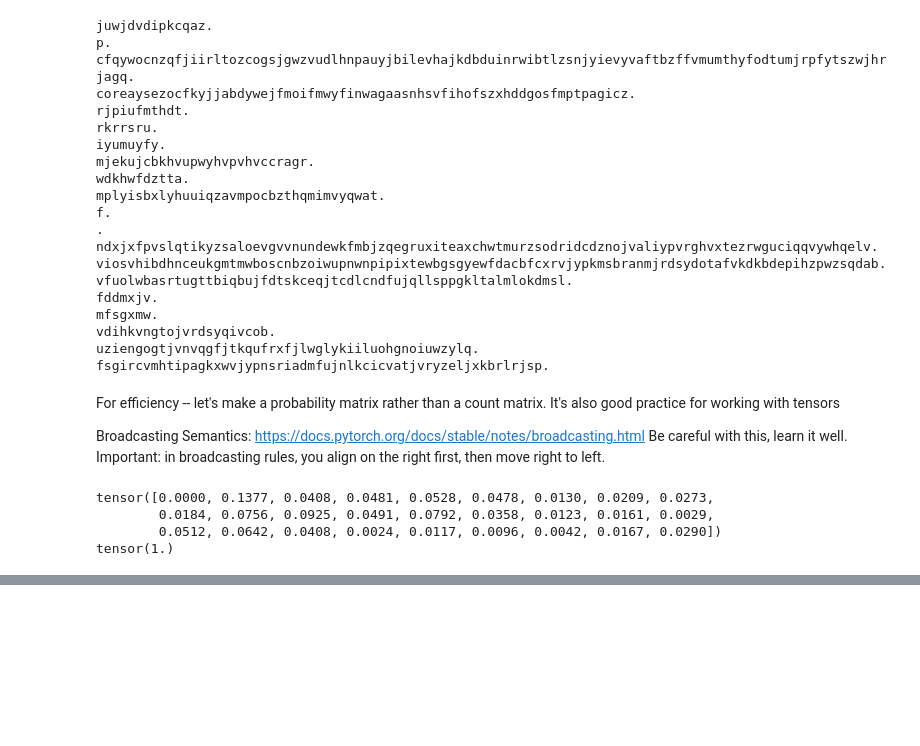
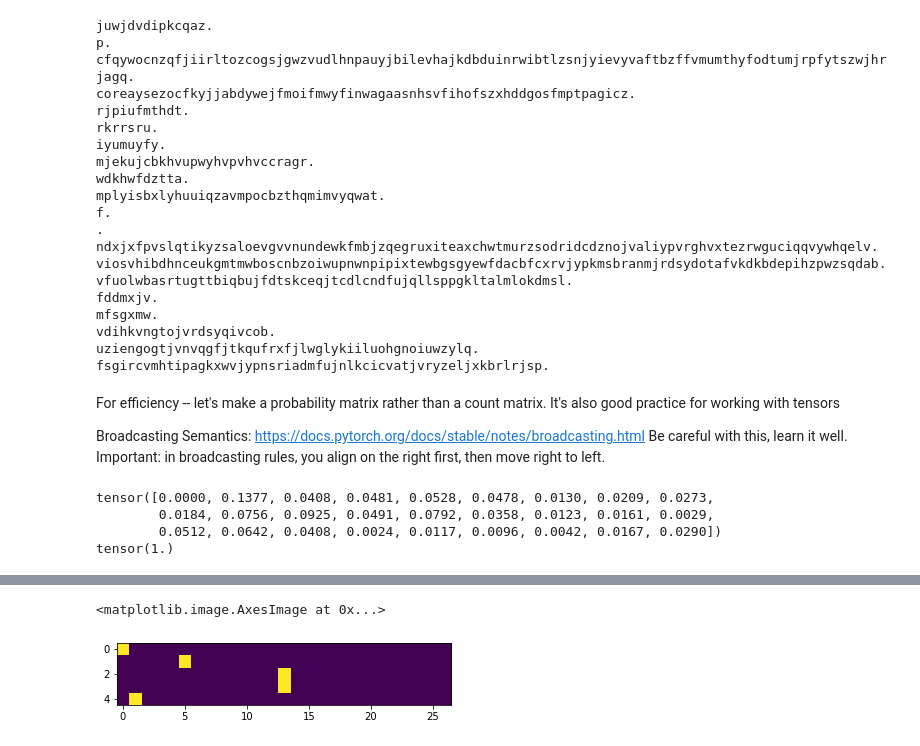
Before and after one commit to katsylvester88/andrej-projects, a Jupyter notebook: makemore/build_makemore.ipynb, the cells around one changed output, grey strips where cells are left out. Drawn from its saved outputs; the diff is of its cells as text; code cells hidden in the pictures; blank space fills up the shorter version.

```diff
--- a/makemore/build_makemore.ipynb
+++ b/makemore/build_makemore.ipynb
@@ -316,0 +434,15 @@ tensor(1.)
+# %%
+# We can get infinite loss if we give it a name that the model thinks is 0% likely
+log_likelihood = 0.0
+n = 0
+for w in ['andrejq']:
+    chs = ['.'] + list(w) + ['.']
+    for ch1, ch2 in zip(chs, chs[1:]):
+        ix1 = stoi[ch1]
+        ix2 = stoi[ch2]
+        prob = P[ix1,ix2]
+        logprob = torch.log(prob)
+        log_likelihood += logprob
+        n += 1
+
+print(f'{-log_likelihood / n}')
@@ -316,0 +453,21 @@ tensor(1.)
+# %%
+# Step 1: create the training set
+# We will have a list of inputs and targets, aka labels
+# For both, we'll make them integers
+# Also for now we're just going to take the first word to experiment
+xs, ys = [], []
+for w in words[:1]:
+    chs = ['.'] + list(w) + ['.']
+    for ch1, ch2 in zip(chs, chs[1:]):
+        ix1 = stoi[ch1]
+        ix2 = stoi[ch2]
+        print(ch1, ch2)
+        xs.append(ix1)
+        ys.append(ix2)
+
+# Now for efficiency's sake we'll convert the lists to tensors
+xs = torch.tensor(xs)
+ys = torch.tensor(ys)
+
+print(xs)
+print(ys)
@@ -316,0 +495,5 @@ tensor(1.)
+# %%
+import torch.nn.functional as F
+
+xenc = F.one_hot(xs, 27).float() # so that we can operate throughout neural net
+xenc
@@ -316,0 +511,5 @@ tensor(1.)
+# %%
+plt.imshow(xenc)
+# %% [output]
+<matplotlib.image.AxesImage at 0x...>
+[figure, added]
```
Also changed, not shown: parts of 38 cells of this notebook.
